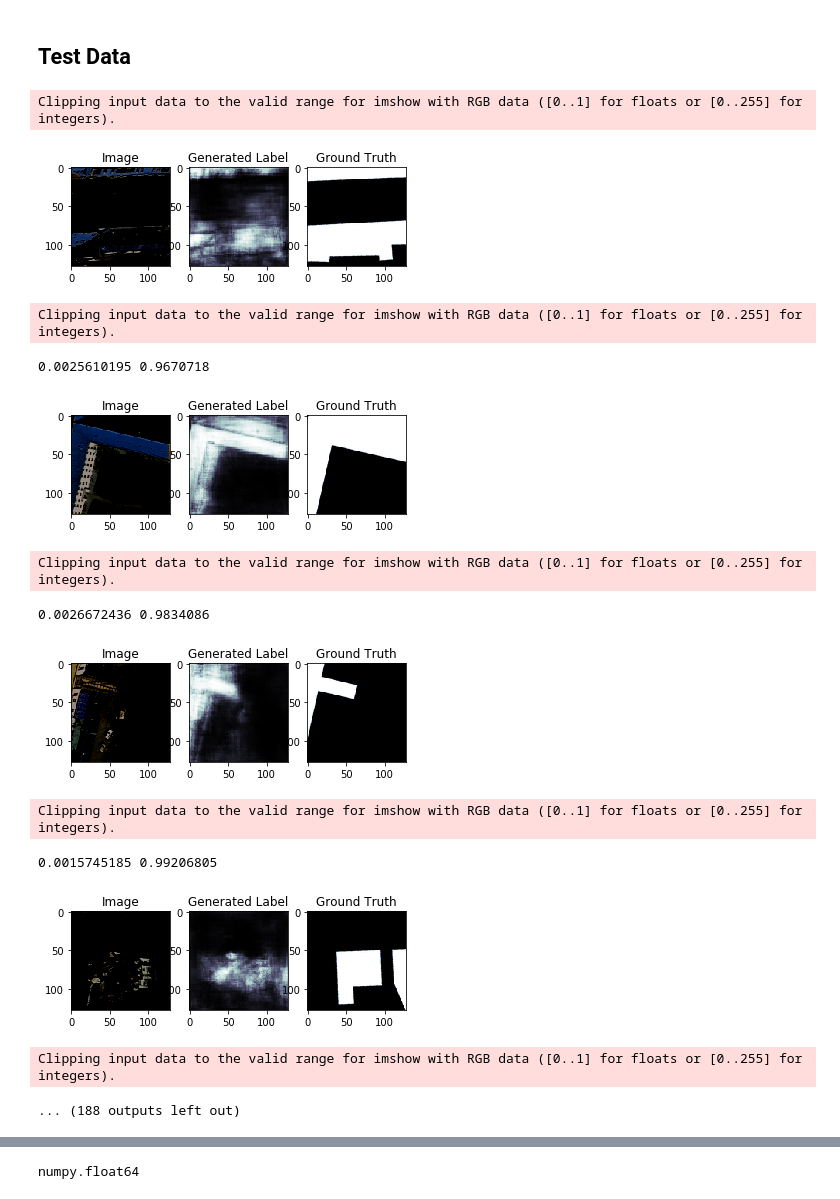
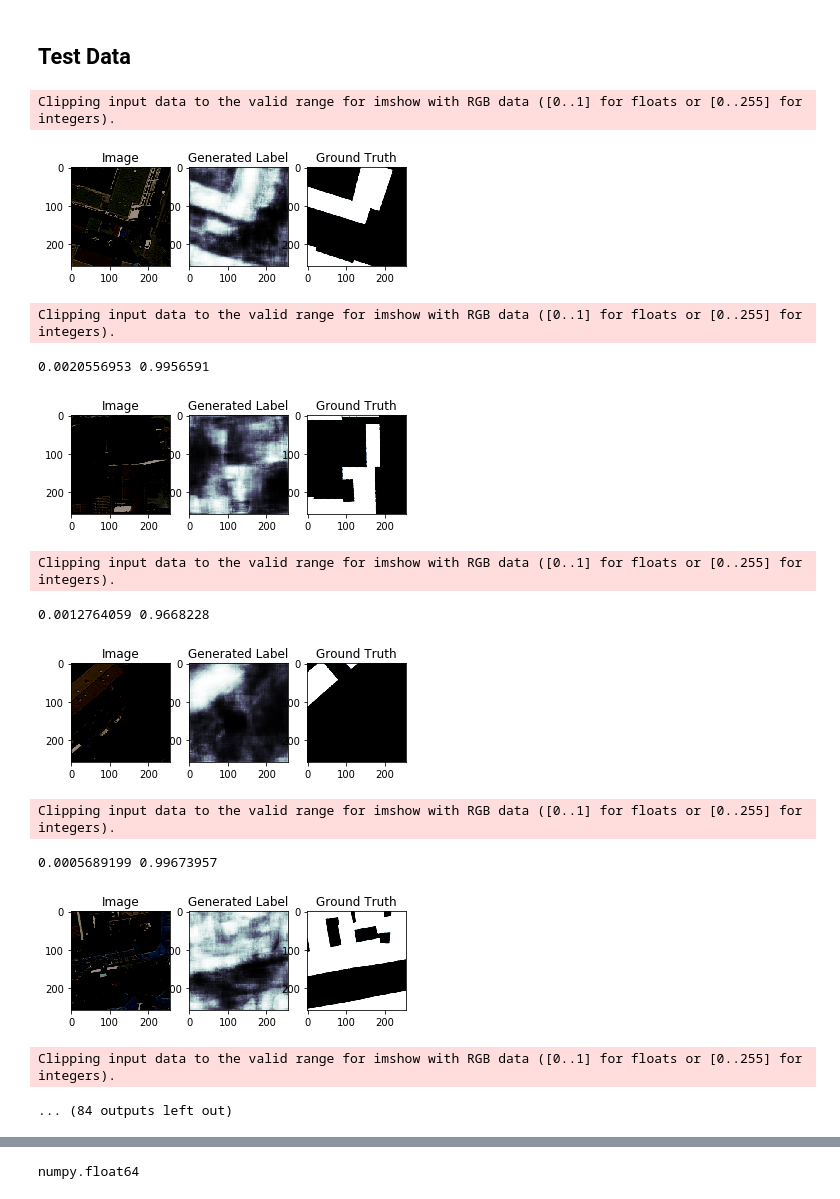
Before and after one commit to margokhokhlova/aerial_segmentation, a Jupyter notebook: demo.ipynb, the cells around one changed output, grey strips where cells are left out. Saved outputs shown, nothing was run; the diff lists cells and outputs as text; code cells hidden in the pictures.

```diff
--- a/demo.ipynb
+++ b/demo.ipynb
@@ -43,14 +40,23 @@ def true_positive_rate(y_true, y_pred):
  # Datasets
 partition, labels = findallimagesosm(folder = '/data/khokhlov/datasets/OSM_processed_margo/')
 
-params = {'dim': (128, 128),
-          'batch_size': 86,
+params = {'dim': (256, 256),
+          'batch_size': 32,
           'n_channels_img':3,
           'n_channel_mask':1,
           'shuffle': True}
 max_epochs = 100
 
-training_generator = DataGeneratorOSM(partition['train'], labels['train'], **params)
+
+
+masks_coverage = {}
+file_name_coverage = 'train.csv'
+with open(file_name_coverage) as csvfile:
+    reader = csv.DictReader(csvfile)
+    for row in reader:
+        masks_coverage[row['ID']] = row['val']
+
+training_generator = DataGeneratorOSM(partition['train'], labels['train'], coverage=masks_coverage, stratified_sampling = True, **params)
 validation_generator = DataGeneratorOSM(partition['validation'], labels['validation'], **params)
 
 (X,y) = training_generator. __getitem__(0)
@@ -75,7 +81,7 @@ reduceLROnPlat = ReduceLROnPlateau(monitor='val_loss', factor=0.8, patience=5, v
                                    epsilon=0.0001, cooldown=5, min_lr=0.0001)
 early = EarlyStopping(monitor="val_loss",
                       mode="min",
-                      patience=5)  # probably needs to be more patient, but kaggle time is limited
+                      patience=7)  # probably needs to be more patient, but kaggle time is limited
 callbacks_list = [checkpoint, early, reduceLROnPlat]
 # %% [markdown]
 ## Model
@@ -104,9 +110,9 @@ Non-trainable params: 14,715,648
 __________________________________________________________________________________________________
 # %%
 
-loss_history += [unet_model.fit_generator(generator=training_generator, steps_per_epoch=100,
-                                          epochs=50,
-                                          validation_data=validation_generator, validation_steps=20,
+loss_history += [unet_model.fit_generator(generator=training_generator, steps_per_epoch=50,
+                                          epochs=10,
+                                          validation_data=validation_generator, validation_steps=10,
                                           use_multiprocessing=False,
                                           callbacks=callbacks_list)]
 # %% [output]
@@ -175,24 +181,24 @@ unet_model.save('full_seg_model.h5')
 # %%
 %load_ext autoreload
 %autoreload 2
 
 testing_generator = DataGeneratorOSM(partition['test'], labels['test'], **params)
 (X,y) = testing_generator. __getitem__(0)
 dm_pred = unet_model.predict([X])
 for i in range(dm_pred.shape[0]):
-    show_sample_gt(X[i,:].astype(int) + , np.squeeze(dm_pred[i,:]), np.squeeze(y[i,:]))
+    show_sample_gt(X[i,:].astype(int), np.squeeze(dm_pred[i,:]), np.squeeze(y[i,:]))
     print(dm_pred[i,:].min(), dm_pred[i,:].max())
 # %% [output]
 Clipping input data to the valid range for imshow with RGB data ([0..1] for floats or [0..255] for integers).
-[figure, old version]
+[figure, new version]
 Clipping input data to the valid range for imshow with RGB data ([0..1] for floats or [0..255] for integers).
-0.0025610195 0.9670718
+0.0020556953 0.9956591
-[figure, old version]
+[figure, new version]
 Clipping input data to the valid range for imshow with RGB data ([0..1] for floats or [0..255] for integers).
-0.0026672436 0.9834086
+0.0012764059 0.9668228
-[figure, old version]
+[figure, new version]
 Clipping input data to the valid range for imshow with RGB data ([0..1] for floats or [0..255] for integers).
-0.0015745185 0.99206805
+0.0005689199 0.99673957
-[figure, old version]
+[figure, new version]
 Clipping input data to the valid range for imshow with RGB data ([0..1] for floats or [0..255] for integers).
-... (188 outputs left out)
+... (84 outputs left out)
```
Also changed, not shown: parts of 8 cells of this notebook, 9 other files.
